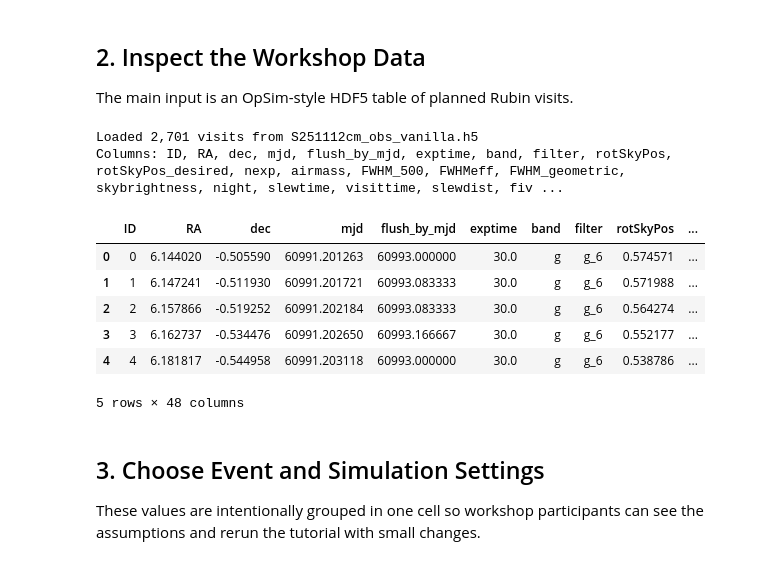
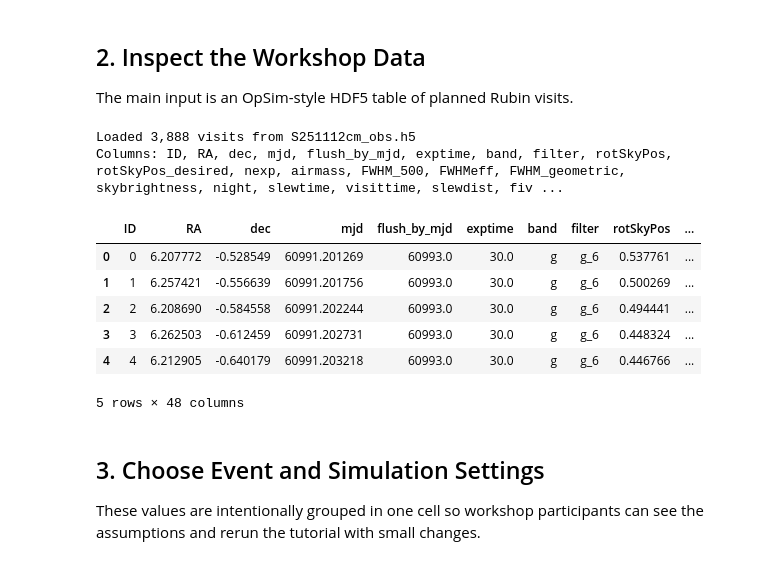
Before and after one commit to tahumada/RubinToOworkshop, a Jupyter notebook: 2026_Berkeley/Rubin_ToO_workshop/rubin_too_workshop.ipynb, the cells around one changed output. Cells and saved outputs as stored; diff of their text form; code cells hidden in the pictures.

```diff
--- a/2026_Berkeley/Rubin_ToO_workshop/rubin_too_workshop.ipynb
+++ b/2026_Berkeley/Rubin_ToO_workshop/rubin_too_workshop.ipynb
@@ -76,27 +76,27 @@ Output directory:   /Users/np699/Downloads/RubinToOworkshop/2026_Berkeley/Rubin_
 The main input is an OpSim-style HDF5 table of planned Rubin visits.
 # %%
 superevent = "S251112cm"
-opsim_path = DATA_DIR / f"{superevent}_obs_vanilla.h5"
+opsim_path = DATA_DIR / f"{superevent}_obs.h5"
 
 if not opsim_path.exists():
     raise FileNotFoundError(
         f"Could not find {opsim_path.name}. Keep the HDF5 file next to this notebook."
     )
 
 visit_df = pd.read_hdf(opsim_path)
 
 print(f"Loaded {len(visit_df):,} visits from {opsim_path.name}")
 print(f"Columns: {', '.join(visit_df.columns)}")
 display(visit_df.head())
 # %% [output]
-Loaded 2,701 visits from S251112cm_obs_vanilla.h5
+Loaded 3,888 visits from S251112cm_obs.h5
 Columns: ID, RA, dec, mjd, flush_by_mjd, exptime, band, filter, rotSkyPos, rotSkyPos_desired, nexp, airmass, FWHM_500, FWHMeff, FWHM_geometric, skybrightness, night, slewtime, visittime, slewdist, fiv ...
 |  | ID | RA | dec | mjd | flush_by_mjd | exptime | band | filter | rotSkyPos | ... |
-| 0 | 0 | 6.144020 | -0.505590 | 60991.201263 | 60993.000000 | 30.0 | g | g_6 | 0.574571 | ... |
-| 1 | 1 | 6.147241 | -0.511930 | 60991.201721 | 60993.083333 | 30.0 | g | g_6 | 0.571988 | ... |
-| 2 | 2 | 6.157866 | -0.519252 | 60991.202184 | 60993.083333 | 30.0 | g | g_6 | 0.564274 | ... |
-| 3 | 3 | 6.162737 | -0.534476 | 60991.202650 | 60993.166667 | 30.0 | g | g_6 | 0.552177 | ... |
-| 4 | 4 | 6.181817 | -0.544958 | 60991.203118 | 60993.000000 | 30.0 | g | g_6 | 0.538786 | ... |
+| 0 | 0 | 6.207772 | -0.528549 | 60991.201269 | 60993.0 | 30.0 | g | g_6 | 0.537761 | ... |
+| 1 | 1 | 6.257421 | -0.556639 | 60991.201756 | 60993.0 | 30.0 | g | g_6 | 0.500269 | ... |
+| 2 | 2 | 6.208690 | -0.584558 | 60991.202244 | 60993.0 | 30.0 | g | g_6 | 0.494441 | ... |
+| 3 | 3 | 6.262503 | -0.612459 | 60991.202731 | 60993.0 | 30.0 | g | g_6 | 0.448324 | ... |
+| 4 | 4 | 6.212905 | -0.640179 | 60991.203218 | 60993.0 | 30.0 | g | g_6 | 0.446766 | ... |
 5 rows × 48 columns
 # %% [markdown]
 ## 3. Choose Event and Simulation Settings
```
Also changed, not shown: parts of 5 cells of this notebook, 7 other files.
